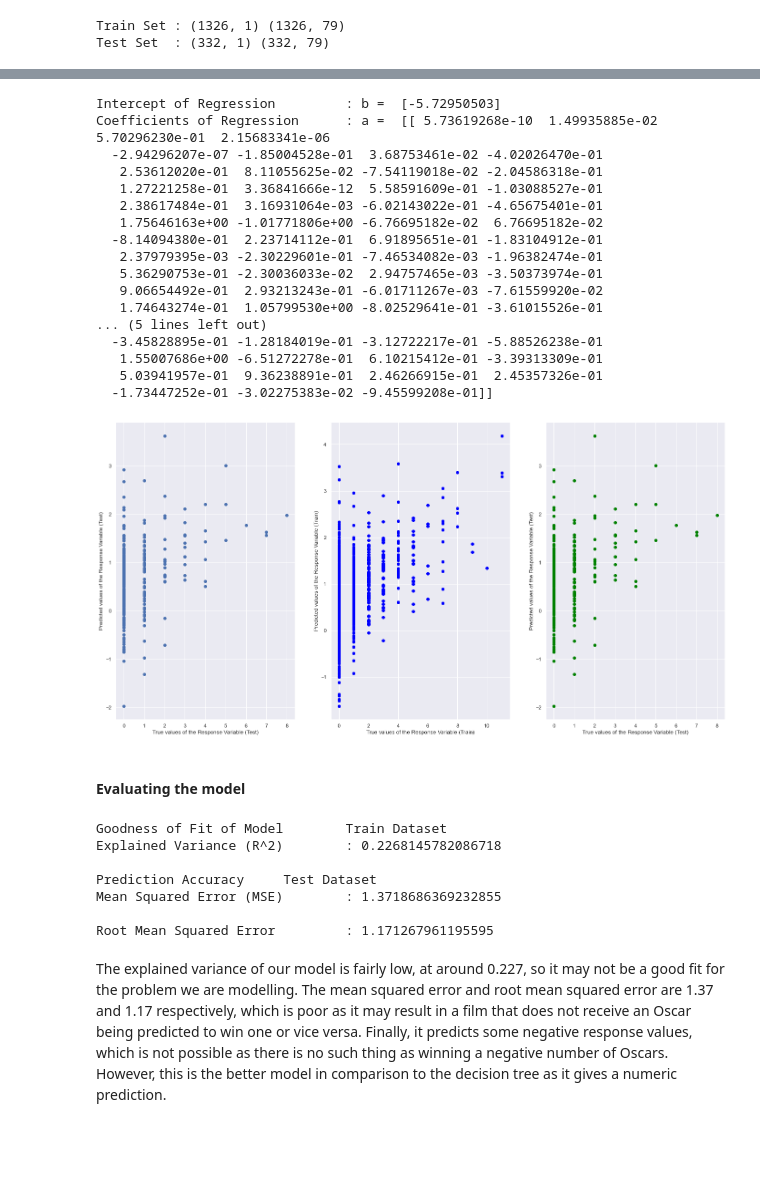
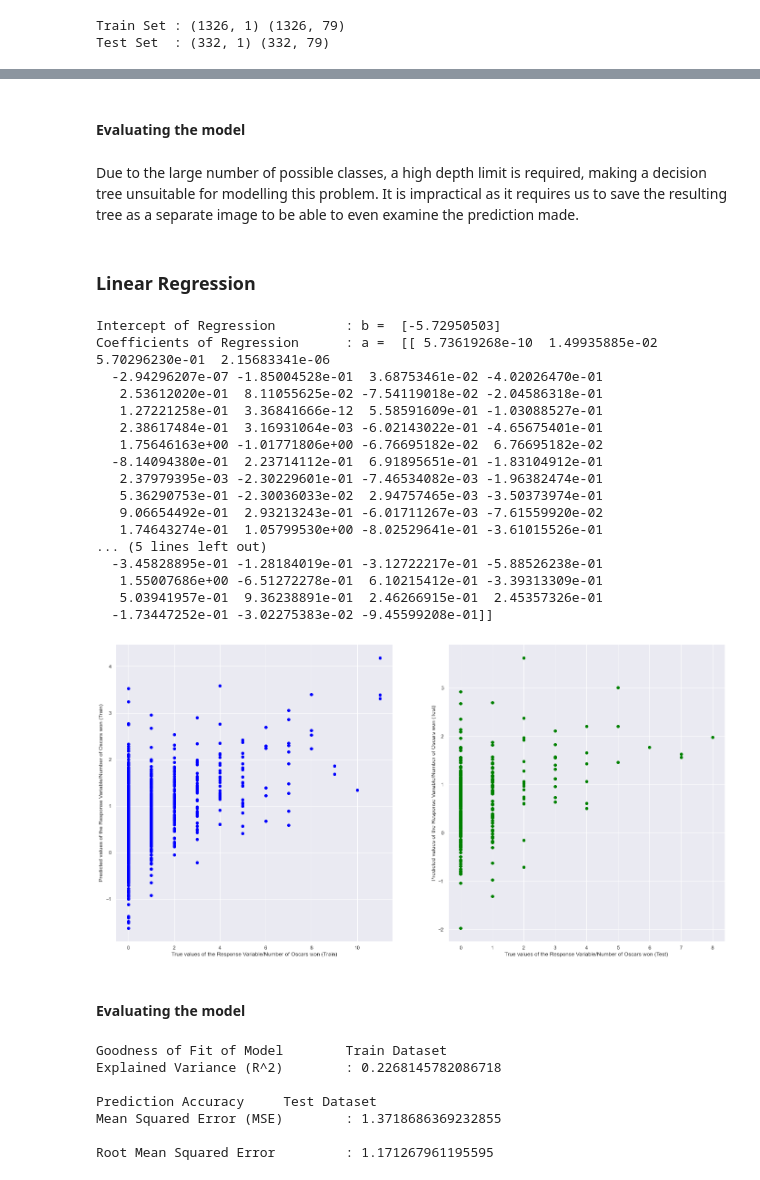
Before and after one commit to vernonyo/Film-Awards-Predictions, a Jupyter notebook: Prediction.ipynb, the cells around one changed output, grey strips where cells are left out. Saved outputs shown, nothing was run; the diff lists cells and outputs as text; code cells hidden in the pictures; blank space fills up the shorter version.

```diff
--- a/Prediction.ipynb
+++ b/Prediction.ipynb
@@ -131,49 +125,52 @@ Due to the large number of possible classes, a high depth limit is required, mak
+# %% [markdown]
+#### Evaluating the model
+# %% [markdown]
+Due to the large number of possible classes, a high depth limit is required, making a decision tree unsuitable for modelling this problem. It is impractical as it requires us to save the resulting tree as a separate image to be able to even examine the prediction made.
+# %% [markdown]
+### Linear Regression
 # %%
 # Linear Regression using Train Data
 linreg = lm.LinearRegression()         # create the linear regression object
 linreg.fit(var_train, wins_train)        # train the linear regression model
 
 print('Intercept of Regression \t: b = ', linreg.intercept_)
 print('Coefficients of Regression \t: a = ', linreg.coef_)
 print()
 
 wins_train_pred = linreg.predict(var_train)
 wins_test_pred = linreg.predict(var_test)
 
-f, axes = plt.subplots(1, 3, figsize=(24, 12))
+f, axes = plt.subplots(1, 2, figsize=(24, 12))
 
-axes[0].set_xlabel("True values of the Response Variable (Test)")
-axes[0].set_ylabel("Predicted values of the Response Variable (Test)")
-axes[0].scatter(wins_test, wins_test_pred)
 
-axes[1].scatter(wins_train, wins_train_pred, color = "blue")
-axes[1].set_xlabel("True values of the Response Variable (Train)")
-axes[1].set_ylabel("Predicted values of the Response Variable (Train)")
-axes[2].scatter(wins_test, wins_test_pred, color = "green")
-axes[2].set_xlabel("True values of the Response Variable (Test)")
-axes[2].set_ylabel("Predicted values of the Response Variable (Test)")
+axes[0].scatter(wins_train, wins_train_pred, color = "blue")
+axes[0].set_xlabel("True values of the Response Variable/Number of Oscars won (Train)")
+axes[0].set_ylabel("Predicted values of the Response Variable/Number of Oscars won (Train)")
+axes[1].scatter(wins_test, wins_test_pred, color = "green")
+axes[1].set_xlabel("True values of the Response Variable/Number of Oscars won (Test)")
+axes[1].set_ylabel("Predicted values of the Response Variable/Number of Oscars won (Test)")
 plt.show()
 # %% [output]
 Intercept of Regression         : b =  [-5.72950503]
 Coefficients of Regression      : a =  [[ 5.73619268e-10  1.49935885e-02  5.70296230e-01  2.15683341e-06
   -2.94296207e-07 -1.85004528e-01  3.68753461e-02 -4.02026470e-01
    2.53612020e-01  8.11055625e-02 -7.54119018e-02 -2.04586318e-01
    1.27221258e-01  3.36841666e-12  5.58591609e-01 -1.03088527e-01
    2.38617484e-01  3.16931064e-03 -6.02143022e-01 -4.65675401e-01
    1.75646163e+00 -1.01771806e+00 -6.76695182e-02  6.76695182e-02
   -8.14094380e-01  2.23714112e-01  6.91895651e-01 -1.83104912e-01
    2.37979395e-03 -2.30229601e-01 -7.46534082e-03 -1.96382474e-01
    5.36290753e-01 -2.30036033e-02  2.94757465e-03 -3.50373974e-01
    9.06654492e-01  2.93213243e-01 -6.01711267e-03 -7.61559920e-02
    1.74643274e-01  1.05799530e+00 -8.02529641e-01 -3.61015526e-01
 ... (5 lines left out)
   -3.45828895e-01 -1.28184019e-01 -3.12722217e-01 -5.88526238e-01
    1.55007686e+00 -6.51272278e-01  6.10215412e-01 -3.39313309e-01
    5.03941957e-01  9.36238891e-01  2.46266915e-01  2.45357326e-01
   -1.73447252e-01 -3.02275383e-02 -9.45599208e-01]]
-[figure, old version]
+[figure, new version]
-# %% [markdown]
-#### Evaluating the model
+# %% [markdown]
+#### Evaluating the model
 # %%
 print("Goodness of Fit of Model \tTrain Dataset")
 print("Explained Variance (R^2) \t:", linreg.score(var_train, wins_train))
@@ -192,5 +189,3 @@ Prediction Accuracy     Test Dataset
 Mean Squared Error (MSE)        : 1.3718686369232855
 
 Root Mean Squared Error         : 1.171267961195595
-# %% [markdown]
-The explained variance of our model is fairly low, at around 0.227, so it may not be a good fit for the problem we are modelling. The mean squared error and root mean squared error are 1.37 and 1.17 respectively, which is poor as it may result in a film that does not receive an Oscar being predicted to win one or vice versa. Finally, it predicts some negative response values, which is not possible as there is no such thing as winning a negative number of Oscars. However, this is the better model in comparison to the decision tree as it gives a numeric prediction.
```
Also changed, not shown: parts of 12 cells of this notebook.
